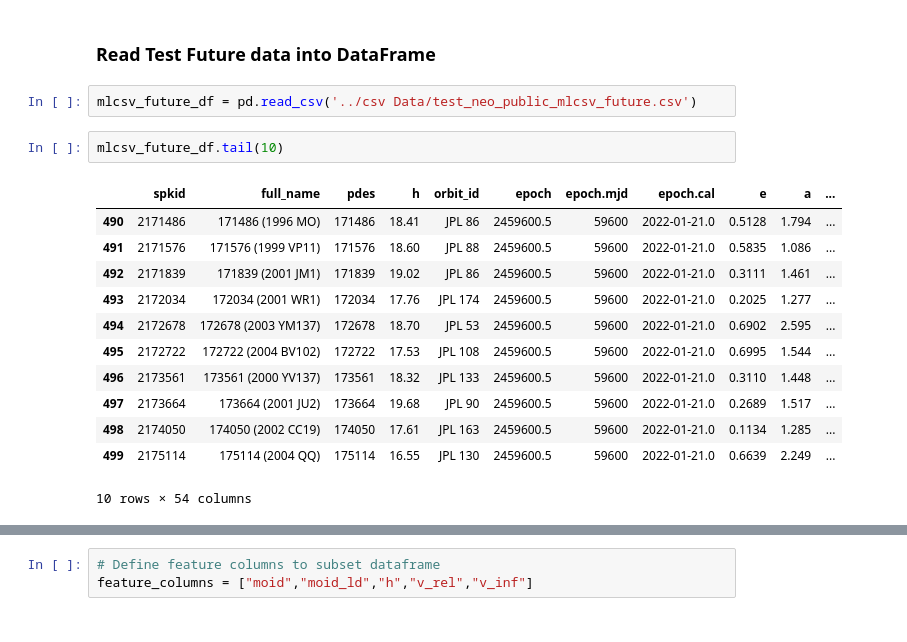
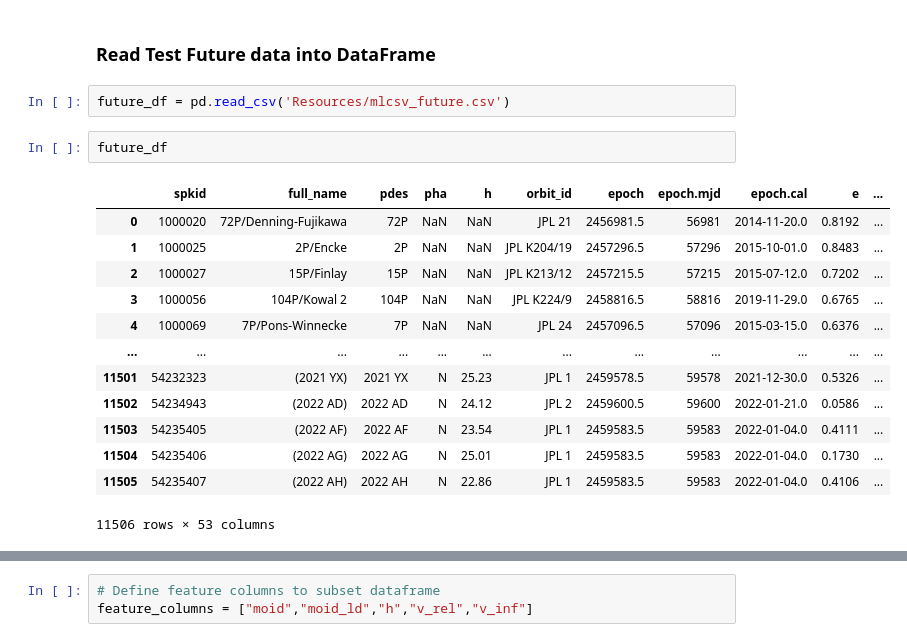
Before and after one commit to AleeAlette1/NEOs_Project, a Jupyter notebook: Machine_Learning/ipynb/FJ_ML_Future_Prediction.ipynb, the cells around one changed output, grey strips where cells are left out. Saved outputs shown, nothing was run; the diff lists cells and outputs as text.

```diff
--- a/Machine_Learning/ipynb/FJ_ML_Future_Prediction.ipynb
+++ b/Machine_Learning/ipynb/FJ_ML_Future_Prediction.ipynb
@@ -23,19 +23,20 @@ from tensorflow import keras
 # %% [markdown]
 ### Read Test Future data into DataFrame
 # %%
-mlcsv_future_df = pd.read_csv('../csv Data/test_neo_public_mlcsv_future.csv')
+future_df = pd.read_csv('Resources/mlcsv_future.csv')
 # %%
-mlcsv_future_df.tail(10)
+future_df
 # %% [output]
-|  | spkid | full_name | pdes | h | orbit_id | epoch | epoch.mjd | epoch.cal | e | a | ... |
-| 490 | 2171486 | 171486 (1996 MO) | 171486 | 18.41 | JPL 86 | 2459600.5 | 59600 | 2022-01-21.0 | 0.5128 | 1.794 | ... |
-| 491 | 2171576 | 171576 (1999 VP11) | 171576 | 18.60 | JPL 88 | 2459600.5 | 59600 | 2022-01-21.0 | 0.5835 | 1.086 | ... |
-| 492 | 2171839 | 171839 (2001 JM1) | 171839 | 19.02 | JPL 86 | 2459600.5 | 59600 | 2022-01-21.0 | 0.3111 | 1.461 | ... |
-| 493 | 2172034 | 172034 (2001 WR1) | 172034 | 17.76 | JPL 174 | 2459600.5 | 59600 | 2022-01-21.0 | 0.2025 | 1.277 | ... |
-| 494 | 2172678 | 172678 (2003 YM137) | 172678 | 18.70 | JPL 53 | 2459600.5 | 59600 | 2022-01-21.0 | 0.6902 | 2.595 | ... |
-| 495 | 2172722 | 172722 (2004 BV102) | 172722 | 17.53 | JPL 108 | 2459600.5 | 59600 | 2022-01-21.0 | 0.6995 | 1.544 | ... |
-| 496 | 2173561 | 173561 (2000 YV137) | 173561 | 18.32 | JPL 133 | 2459600.5 | 59600 | 2022-01-21.0 | 0.3110 | 1.448 | ... |
-| 497 | 2173664 | 173664 (2001 JU2) | 173664 | 19.68 | JPL 90 | 2459600.5 | 59600 | 2022-01-21.0 | 0.2689 | 1.517 | ... |
-| 498 | 2174050 | 174050 (2002 CC19) | 174050 | 17.61 | JPL 163 | 2459600.5 | 59600 | 2022-01-21.0 | 0.1134 | 1.285 | ... |
-| 499 | 2175114 | 175114 (2004 QQ) | 175114 | 16.55 | JPL 130 | 2459600.5 | 59600 | 2022-01-21.0 | 0.6639 | 2.249 | ... |
+|  | spkid | full_name | pdes | pha | h | orbit_id | epoch | epoch.mjd | epoch.cal | e | ... |
+| 0 | 1000020 | 72P/Denning-Fujikawa | 72P | NaN | NaN | JPL 21 | 2456981.5 | 56981 | 2014-11-20.0 | 0.8192 | ... |
+| 1 | 1000025 | 2P/Encke | 2P | NaN | NaN | JPL K204/19 | 2457296.5 | 57296 | 2015-10-01.0 | 0.8483 | ... |
+| 2 | 1000027 | 15P/Finlay | 15P | NaN | NaN | JPL K213/12 | 2457215.5 | 57215 | 2015-07-12.0 | 0.7202 | ... |
+| 3 | 1000056 | 104P/Kowal 2 | 104P | NaN | NaN | JPL K224/9 | 2458816.5 | 58816 | 2019-11-29.0 | 0.6765 | ... |
+| 4 | 1000069 | 7P/Pons-Winnecke | 7P | NaN | NaN | JPL 24 | 2457096.5 | 57096 | 2015-03-15.0 | 0.6376 | ... |
+| ... | ... | ... | ... | ... | ... | ... | ... | ... | ... | ... | ... |
+| 11501 | 54232323 | (2021 YX) | 2021 YX | N | 25.23 | JPL 1 | 2459578.5 | 59578 | 2021-12-30.0 | 0.5326 | ... |
+| 11502 | 54234943 | (2022 AD) | 2022 AD | N | 24.12 | JPL 2 | 2459600.5 | 59600 | 2022-01-21.0 | 0.0586 | ... |
+| 11503 | 54235405 | (2022 AF) | 2022 AF | N | 23.54 | JPL 1 | 2459583.5 | 59583 | 2022-01-04.0 | 0.4111 | ... |
+| 11504 | 54235406 | (2022 AG) | 2022 AG | N | 25.01 | JPL 1 | 2459583.5 | 59583 | 2022-01-04.0 | 0.1730 | ... |
+| 11505 | 54235407 | (2022 AH) | 2022 AH | N | 22.86 | JPL 1 | 2459583.5 | 59583 | 2022-01-04.0 | 0.4106 | ... |
-10 rows × 54 columns
+11506 rows × 53 columns
```
Also changed, not shown: parts of 17 cells of this notebook.
